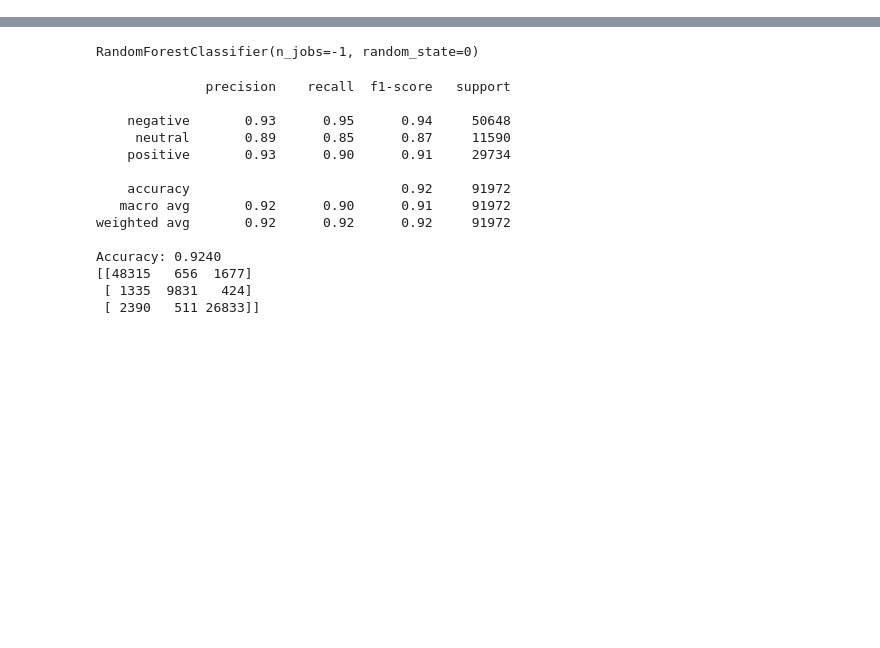
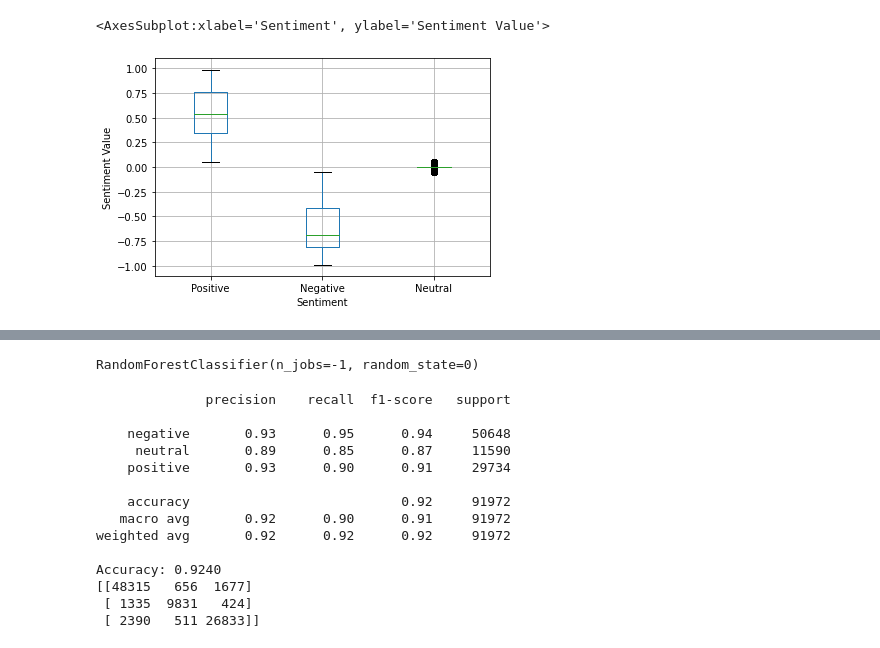
Before and after one commit to AlexLanier/Capstone, a Jupyter notebook: SentimentAnalysis.ipynb, the cells around one changed output, grey strips where cells are left out. Cells and saved outputs as stored; diff of their text form; code cells hidden in the pictures; blank space fills up the shorter version.

```diff
--- a/SentimentAnalysis.ipynb
+++ b/SentimentAnalysis.ipynb
@@ -51,0 +149,25 @@ df
+# %%
+##BoxPlot of distribution of sentiment values
+positive = []
+negative = []
+neutral = []
+
+
+for i in range(len(df.Sentiment_Level)):
+    if df.Sentiment[i] == "positive":
+        positive.append(df.Sentiment_Level[i])
+    if df.Sentiment[i] == "negative":
+        negative.append(df.Sentiment_Level[i])
+    if df.Sentiment[i] == "neutral":
+        neutral.append(df.Sentiment_Level[i])
+
+
+df1 = pd.DataFrame(list(zip(positive, negative, neutral)), columns= ["Positive", "Negative", "Neutral"])
+boxplot = df1.boxplot(column=["Positive", "Negative", "Neutral"])
+boxplot.set_ylabel('Sentiment Value')
+boxplot.set_xlabel('Sentiment')
+boxplot.set_ylim(-1.1, 1.1)
+boxplot
+# %% [output]
+<AxesSubplot:xlabel='Sentiment', ylabel='Sentiment Value'>
+[figure, added]
```
Also changed, not shown: parts of 15 cells of this notebook.
